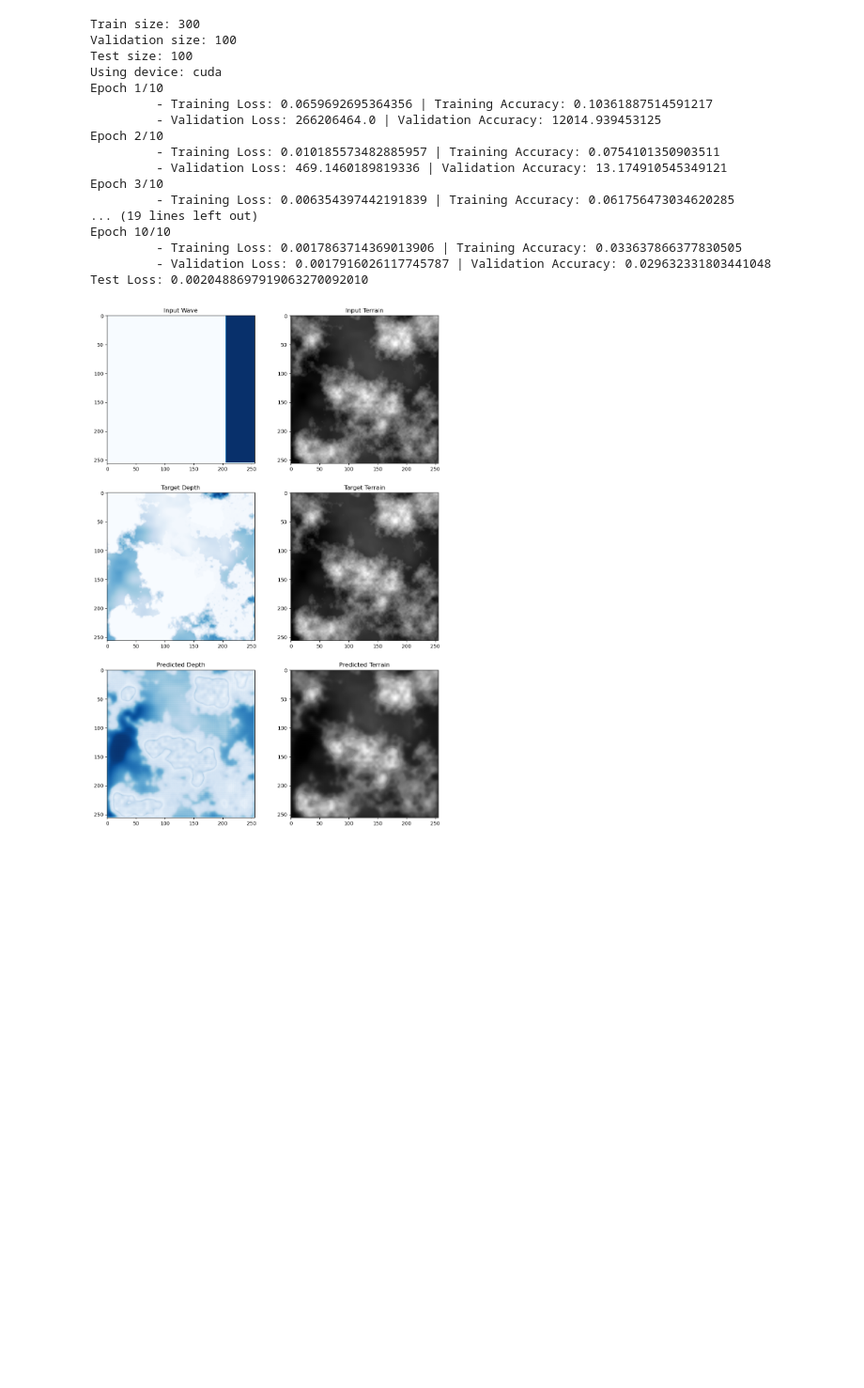
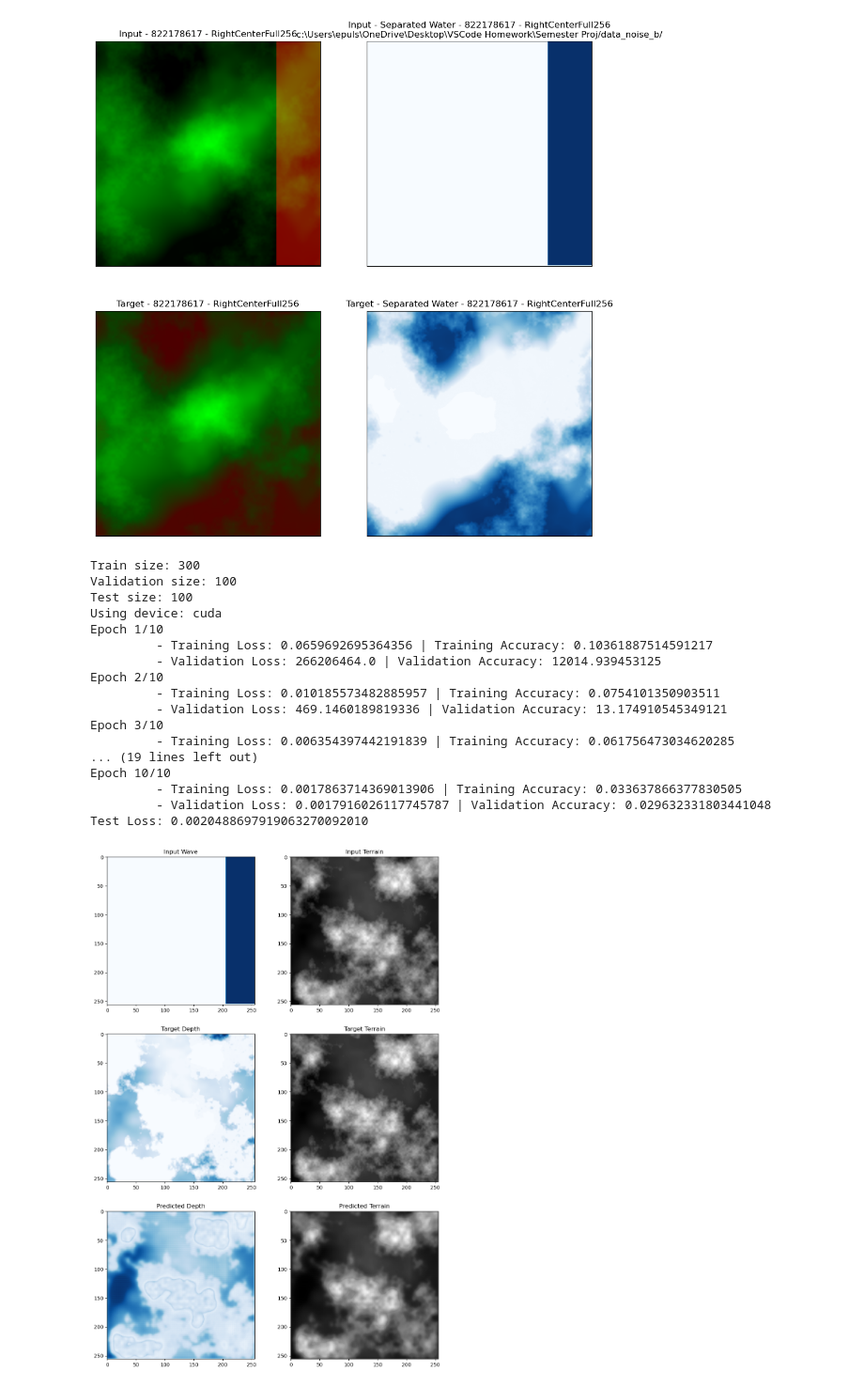
Before and after one commit to epuls/CSC461_Project, a Jupyter notebook: Semester Proj/experiment.ipynb, the cells around one changed output. Shown at 94% size. Cells and saved outputs as stored; diff of their text form; code cells hidden in the pictures; blank space fills up the shorter version.

Commit message:
Multiple directories to dataset, more helper funcs, another dataset

```diff
--- a/Semester Proj/experiment.ipynb
+++ b/Semester Proj/experiment.ipynb
@@ -11,16 +11,26 @@ import OpenEXR
 import Imath
 # %%
 class EXRDataset(Dataset):
-    def __init__(self, directory):
-        self.directory = directory
-        self.files = [f for f in os.listdir(directory) if f.endswith('.exr')]
+    def __init__(self, directories):
+        self.directories = directories
+        self.samples = []
+        for directory in self.directories:
+            files = sorted([f for f in os.listdir(directory) if f.endswith('.exr')])
+            for f in files:
+                seed, wave, height = parse_filename(f)
+                self.samples.append((directory, f, seed, wave, height))
+        #self.directory = directory
+        #self.files = sorted([f for f in os.listdir(directory) if f.endswith('.exr')])
+        #self.labels = [parse_filename(f)[1] for f in self.files]
+        #self.seeds = [parse_filename(f)[0] for f in self.files]
+
 
     def __len__(self):
-        return len(self.files)
+        return len(self.samples)
 
     def __getitem__(self, idx):
-        file_path = os.path.join(self.directory, self.files[idx])
-
+        file_path = os.path.join(self.samples[idx][0], self.samples[idx][1])
+        # print(f'ID: {idx} - FILE PATH: {file_path}')
         # Load EXR image
         exr_file = OpenEXR.InputFile(file_path)
         dw = exr_file.header()['dataWindow']
@@ -45,25 +55,38 @@ class EXRDataset(Dataset):
         return input, target, idx
 
 
+# Filenames should all be in the format S_#####_W_wavename_H_averageheight.exr
 def parse_filename(filename):
+    # print(filename)
+    filename = os.path.basename(filename)
     filename = filename[0:-4]
     parts = filename.split('_')
     seed = parts[1]
     wave = parts[3]
-    height = float(parts[5])
+    height = 0
+    try:
+        height = float(parts[5])
+    except:
+        print(f'Filename weirdness...: {filename}')
     return seed, wave, height
 
 
 def load_dataset(batch_size):
     #  get local path
     local_path = os.getcwd()
-    dataset = EXRDataset(local_path + "/data_noise_a/")
+
+    directoryA = local_path + "/data_noise_a/"
+    directoryB = local_path + "/data_noise_b/"
+    directories = [directoryA, directoryB]
+    dataset = EXRDataset(directories)
+
 
     # Split dataset into train and validation
     train_size = int(0.6 * len(dataset))
     val_size = int(0.2 * len(dataset))
     test_size = len(dataset) - train_size - val_size
 
+    # If there is time, work on stratification
     train_dataset, val_dataset, test_dataset = random_split(dataset, [train_size, val_size, test_size])
 
     # Create DataLoader
@@ -78,6 +101,18 @@ def load_dataset(batch_size):
 
     return train_loader, val_loader, test_loader
 
+#  input tensor shape: (2, H, W)
+def convert_to_rgb(input):
+    print(input.shape)
+    tmp = input.squeeze(0)  # Shape: (2, H, W)
+    print(tmp.shape)
+    H,W = tmp.shape[1], tmp.shape[2]
+    rgb_input = torch.zeros((H,W,3))
+    rgb_input[:,:,0] = tmp[0]
+    rgb_input[:,:,1] = tmp[1]
+
+    return rgb_input
+
 
 def verify_dataset():
     batch_size = 256
@@ -90,18 +125,34 @@ def verify_dataset():
 
     dataset = tr_loader.dataset.dataset
 
-    filename = dataset.files[idxs[0]]
-    seed, wave, height = parse_filename(filename)
+    directory, file, seed, wave, height = dataset.samples[idxs[0]]
+
+    input = convert_to_rgb(tr_inputs[0].squeeze(0))
+    target = convert_to_rgb(tr_targets[0].squeeze(0))
+
+    fig, axs = plt.subplots(2, 2, figsize=(12, 12))
+    axs[0,0].imshow(input, cmap='Blues')
+    axs[0,0].set_title(f'Input - {seed} - {wave}')
+    axs[0,0].set_xticks([])
+    axs[0,0].set_yticks([])
+
+    axs[0,1].imshow(tr_inputs[0][0], cmap='Blues')
+    axs[0,1].set_title(f'Input - Separated Water - {seed} - {wave}')
+    axs[0,1].set_xticks([])
+    axs[0,1].set_yticks([])
+
+    axs[1,0].imshow(target, cmap='gray')
+    axs[1,0].set_title(f'Target - {seed} - {wave}')
+    axs[1,0].set_xticks([])
+    axs[1,0].set_yticks([])
+
+    axs[1,1].imshow(tr_targets[0][0], cmap='Blues')
+    axs[1,1].set_title(f'Target - Separated Water - {seed} - {wave}')
+    axs[1,1].set_xticks([])
+    axs[1,1].set_yticks([])
+    plt.show()
 
 
-    # Plot the full input and target images
-    fig, axs = plt.subplots(2, 2, figsize=(12, 12))
-    axs[0, 0].imshow(input[0], cmap='Blues')
-    axs[0, 0].set_title(f'Input Wave - {seed} - {wave}')
-    axs[0, 1].imshow(input[1], cmap='gray')
-    axs[0, 1].set_title(f'Input Terrain - {seed} - {wave}')
-    axs[1, 0].imshow(target[0], cmap='Blues')
-    axs[1, 0].set_title(f'Target Depth - {seed} - {wave}')
-    axs[1, 1].imshow(target[1], cmap='gray')
-    axs[1, 1].set_title(f'Target Terrain - {seed} - {wave}')
-    plt.show()
+
+verify_dataset()
+# %% [output]
@@ -108,3 +166,4 @@ def verify_dataset():
+[figure, added]
 # %%
 class UNet(nn.Module):
     def __init__(self):
```
Also changed, not shown: parts of 2 cells of this notebook.
